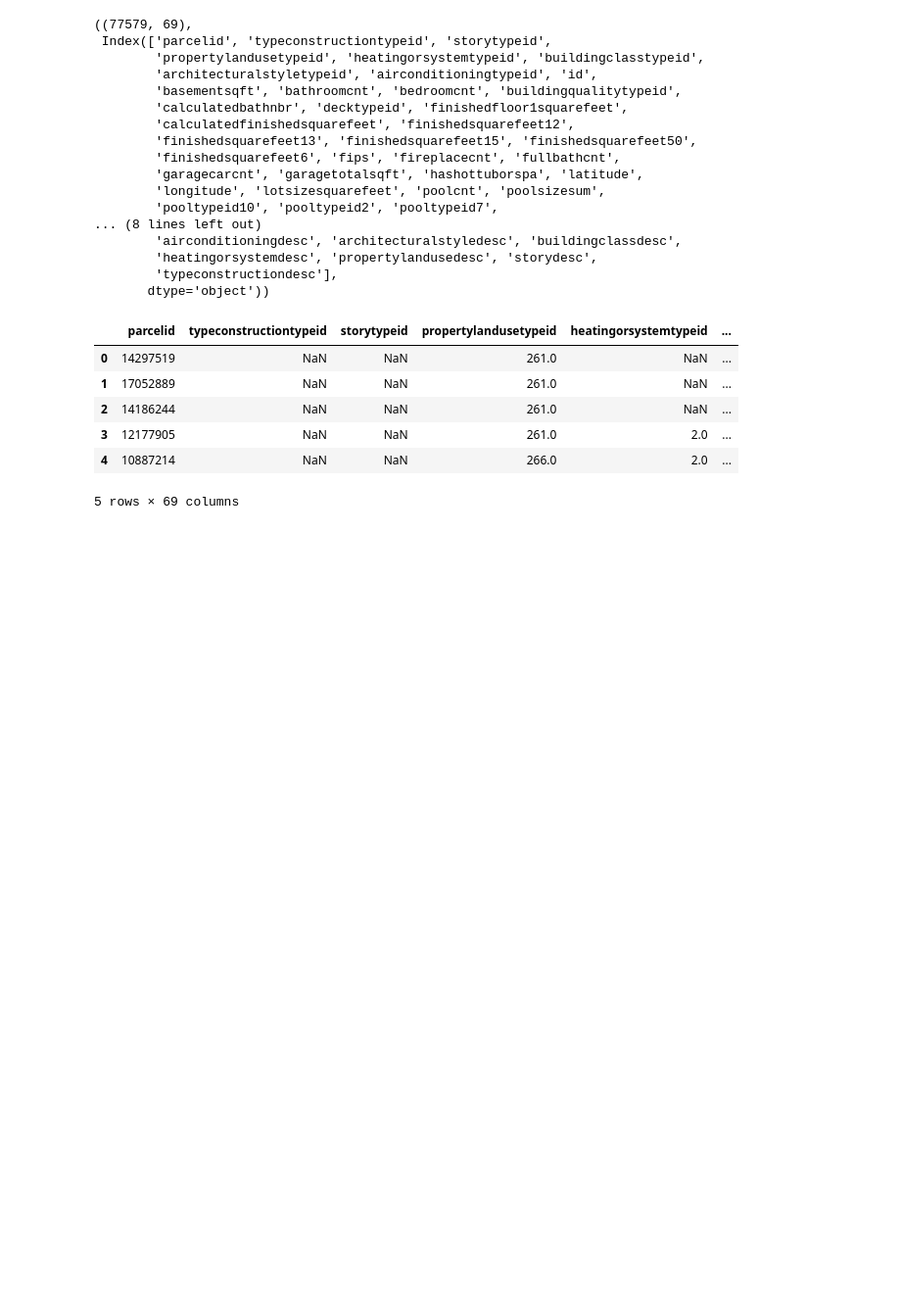
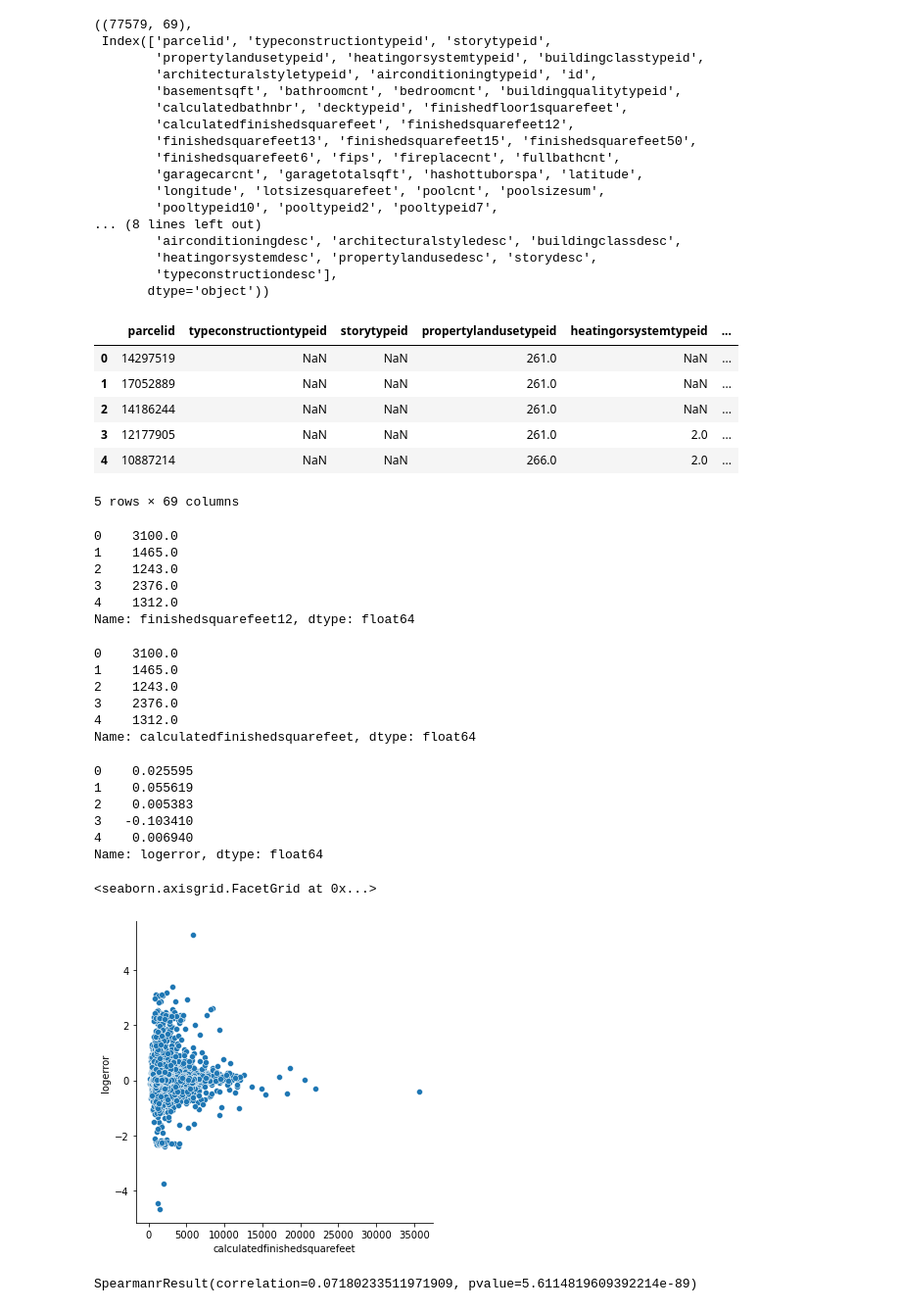
Before and after one commit to richie-p-meyer/clustering-exercises, a Jupyter notebook: explore_zillow.ipynb, the cells around one changed output. Shown: that part at 98% size. Cells and saved outputs as stored; diff of their text form; code cells hidden in the pictures; blank space fills up the shorter version.

```diff
--- a/explore_zillow.ipynb
+++ b/explore_zillow.ipynb
@@ -51,0 +57,40 @@ df = df.loc[:,~n]
+# %%
+df.calculatedbathnbr.fillna(df.calculatedbathnbr.value_counts().index[0],inplace=True)
+# %%
+df.calculatedfinishedsquarefeet.fillna(df.calculatedfinishedsquarefeet.mean(),inplace=True)
+# %%
+del df.finishedsquarefeet12 #Same as calculatedfinishedsquarefeet
+# %% [output]
+0    3100.0
+1    1465.0
+2    1243.0
+3    2376.0
+4    1312.0
+Name: finishedsquarefeet12, dtype: float64
+# %%
+df.calculatedfinishedsquarefeet.head()
+# %% [output]
+0    3100.0
+1    1465.0
+2    1243.0
+3    2376.0
+4    1312.0
+Name: calculatedfinishedsquarefeet, dtype: float64
+# %%
+df.logerror.head()
+# %% [output]
+0    0.025595
+1    0.055619
+2    0.005383
+3   -0.103410
+4    0.006940
+Name: logerror, dtype: float64
+# %%
+sns.relplot(data = df, x='calculatedfinishedsquarefeet',y='logerror')
+# %% [output]
+<seaborn.axisgrid.FacetGrid at 0x...>
+[figure, added]
+# %%
+stats.spearmanr(df.calculatedfinishedsquarefeet,df.logerror)
+# %% [output]
+SpearmanrResult(correlation=0.07180233511971909, pvalue=5.6114819609392214e-89)
```
Also changed, not shown: parts of 8 cells of this notebook, 2 other files.
